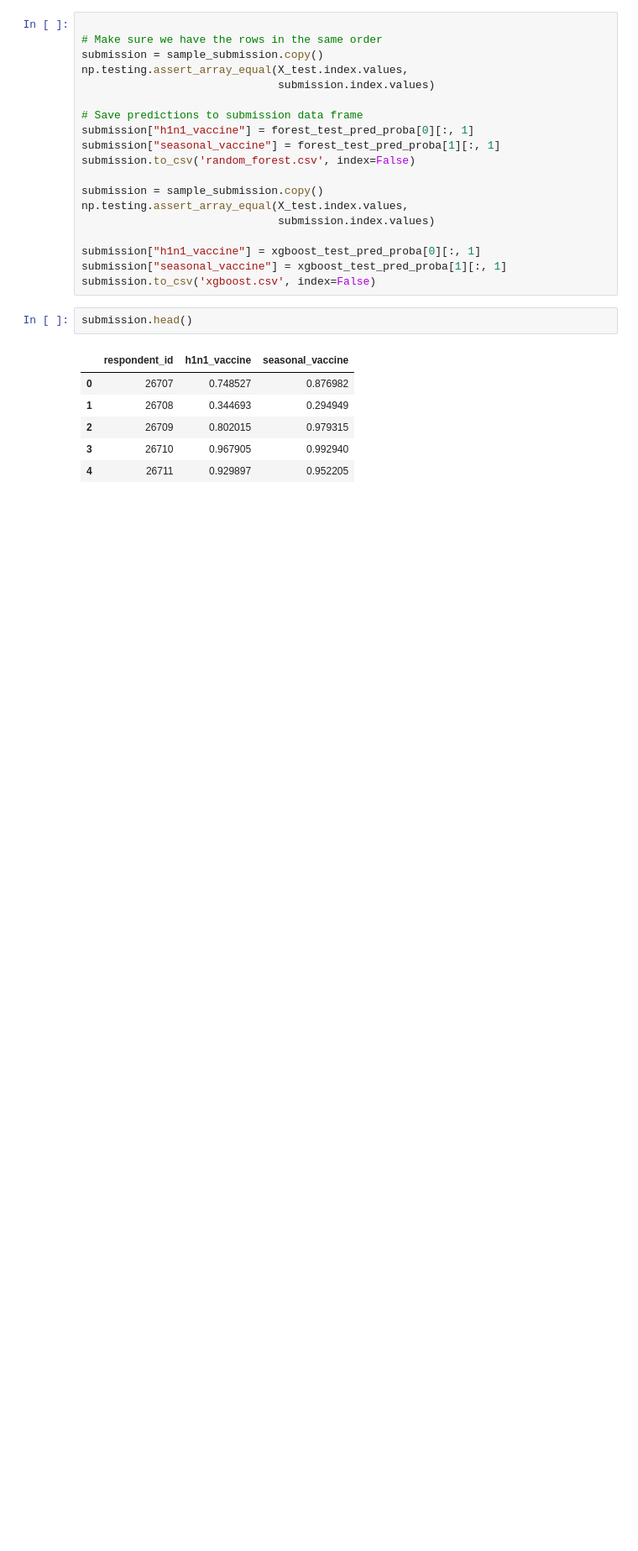
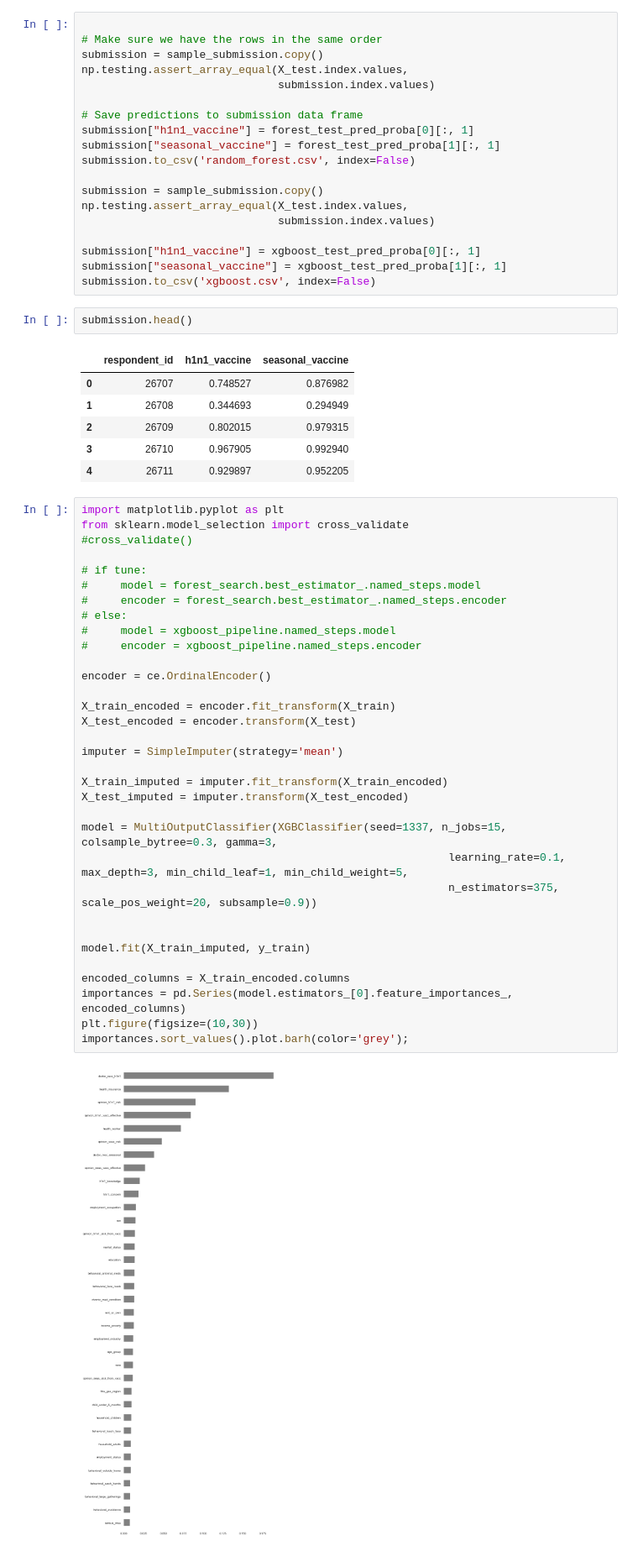
Before and after one commit to mherbert93/predicting-flu-vaccines, a Jupyter notebook: flu_vaccine_model.ipynb, the cells around one changed output. Shown at 84% size. Saved outputs shown, nothing was run; the diff lists cells and outputs as text; blank space fills up the shorter version.

```diff
--- a/flu_vaccine_model.ipynb
+++ b/flu_vaccine_model.ipynb
@@ -309,3 +302,38 @@ submission.head()
 | 2 | 26709 | 0.802015 | 0.979315 |
 | 3 | 26710 | 0.967905 | 0.992940 |
 | 4 | 26711 | 0.929897 | 0.952205 |
+# %%
+import matplotlib.pyplot as plt
+from sklearn.model_selection import cross_validate
+#cross_validate()
+
+# if tune:
+#     model = forest_search.best_estimator_.named_steps.model
+#     encoder = forest_search.best_estimator_.named_steps.encoder
+# else:
+#     model = xgboost_pipeline.named_steps.model
+#     encoder = xgboost_pipeline.named_steps.encoder
+
+encoder = ce.OrdinalEncoder()
+
+X_train_encoded = encoder.fit_transform(X_train)
+X_test_encoded = encoder.transform(X_test)
+
+imputer = SimpleImputer(strategy='mean')
+
+X_train_imputed = imputer.fit_transform(X_train_encoded)
+X_test_imputed = imputer.transform(X_test_encoded)
+
+model = MultiOutputClassifier(XGBClassifier(seed=1337, n_jobs=15, colsample_bytree=0.3, gamma=3,
+                                                        learning_rate=0.1, max_depth=3, min_child_leaf=1, min_child_weight=5,
+                                                        n_estimators=375, scale_pos_weight=20, subsample=0.9))
+
+
+model.fit(X_train_imputed, y_train)
+
+encoded_columns = X_train_encoded.columns
+importances = pd.Series(model.estimators_[0].feature_importances_, encoded_columns)
+plt.figure(figsize=(10,30))
+importances.sort_values().plot.barh(color='grey');
+# %% [output]
+[figure, added]
```
Also changed, not shown: parts of 19 cells of this notebook, 3 other files.
